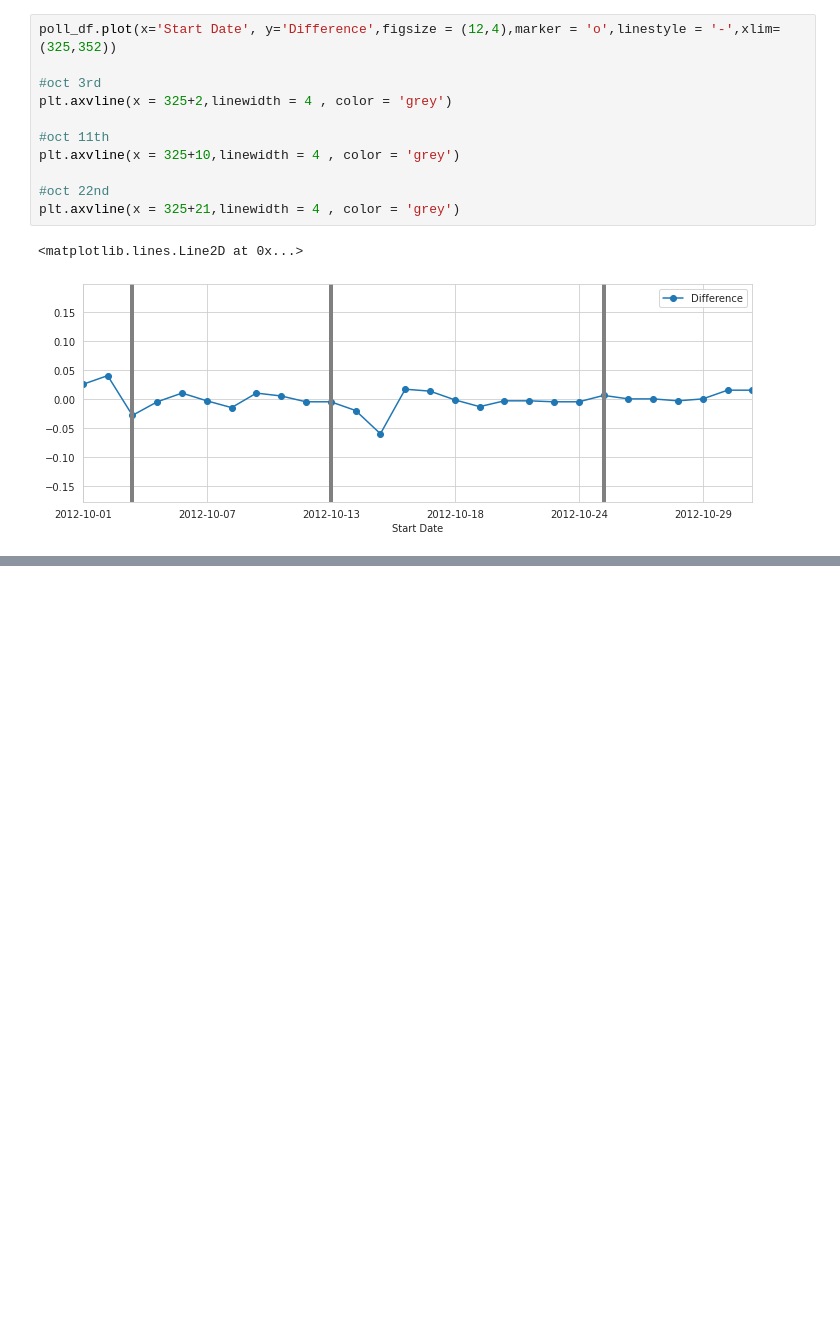
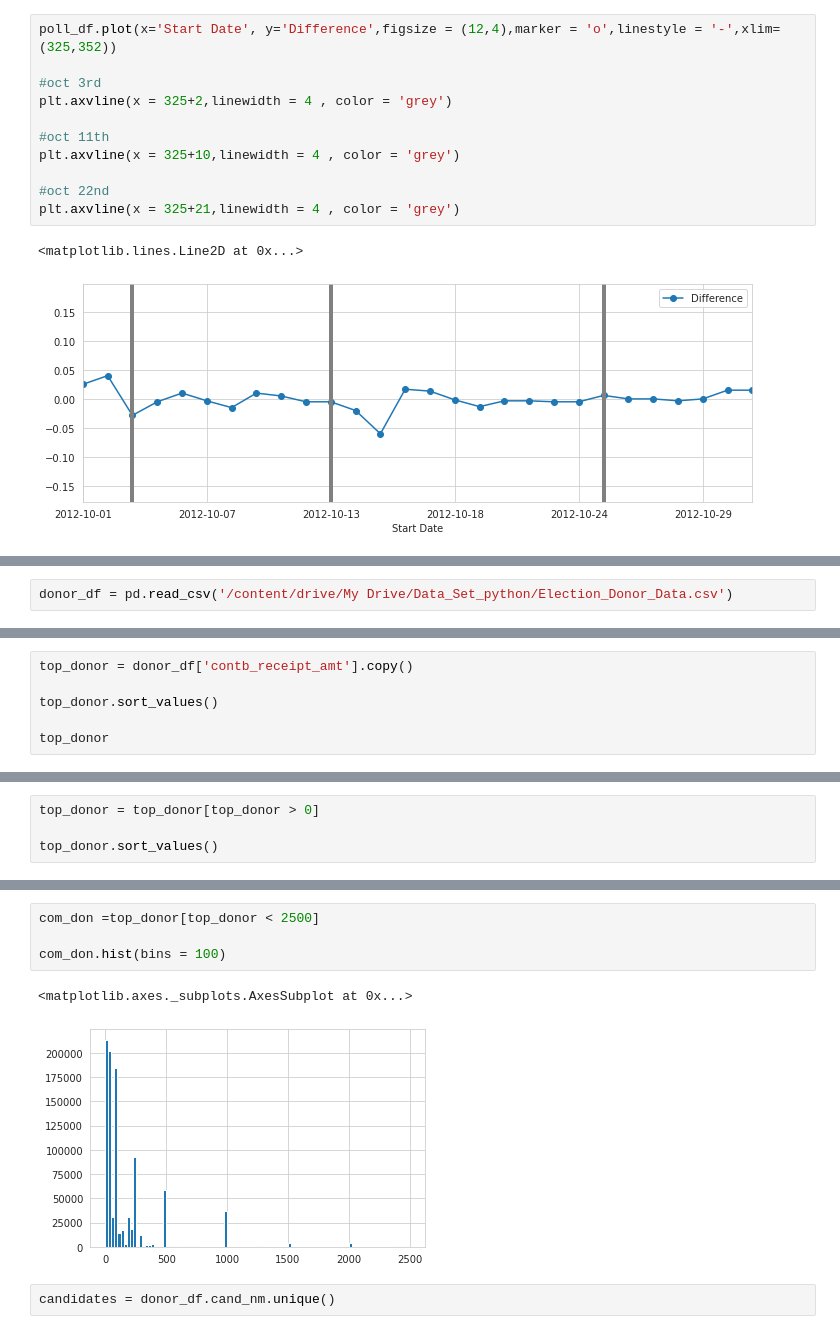
Before and after one commit to Tahan402/DailyPractice, a Jupyter notebook: Election_Data_Project.ipynb, the cells around one changed output, grey strips where cells are left out. Cells and saved outputs as stored; diff of their text form; blank space fills up the shorter version.

```diff
--- a/Election_Data_Project.ipynb
+++ b/Election_Data_Project.ipynb
@@ -226,0 +259,2 @@ plt.axvline(x = 325+21,linewidth = 4 , color = 'grey')
+# %%
+donor_df = pd.read_csv('/content/drive/My Drive/Data_Set_python/Election_Donor_Data.csv')
@@ -226,0 +313,6 @@ plt.axvline(x = 325+21,linewidth = 4 , color = 'grey')
+# %%
+top_donor = donor_df['contb_receipt_amt'].copy()
+
+top_donor.sort_values()
+
+top_donor
@@ -226,0 +332,4 @@ plt.axvline(x = 325+21,linewidth = 4 , color = 'grey')
+# %%
+top_donor = top_donor[top_donor > 0]
+
+top_donor.sort_values()
@@ -226,0 +363,9 @@ plt.axvline(x = 325+21,linewidth = 4 , color = 'grey')
+# %%
+com_don =top_donor[top_donor < 2500]
+
+com_don.hist(bins = 100)
+# %% [output]
+<matplotlib.axes._subplots.AxesSubplot at 0x...>
+[figure, added]
+# %%
+candidates = donor_df.cand_nm.unique()
```
Also changed, not shown: parts of 31 cells of this notebook.
